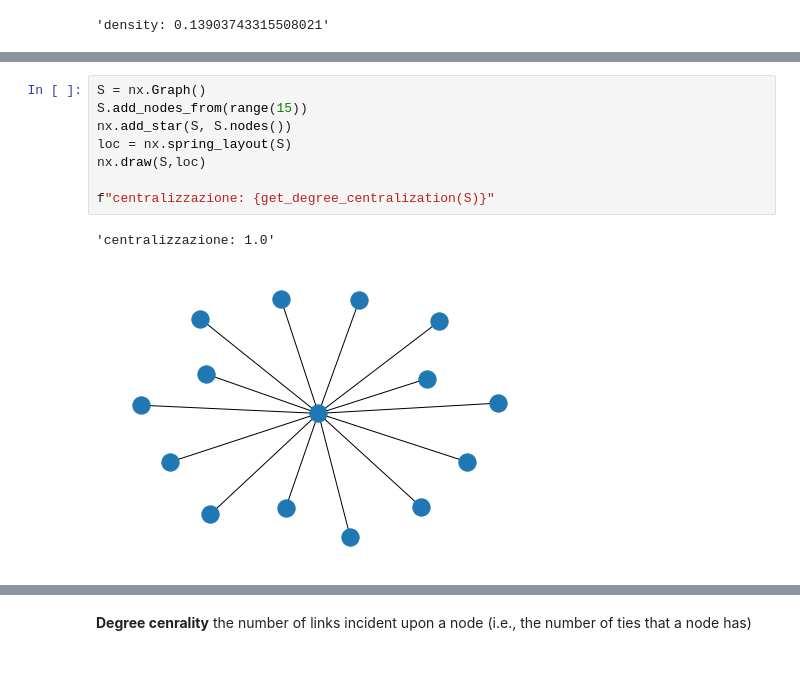
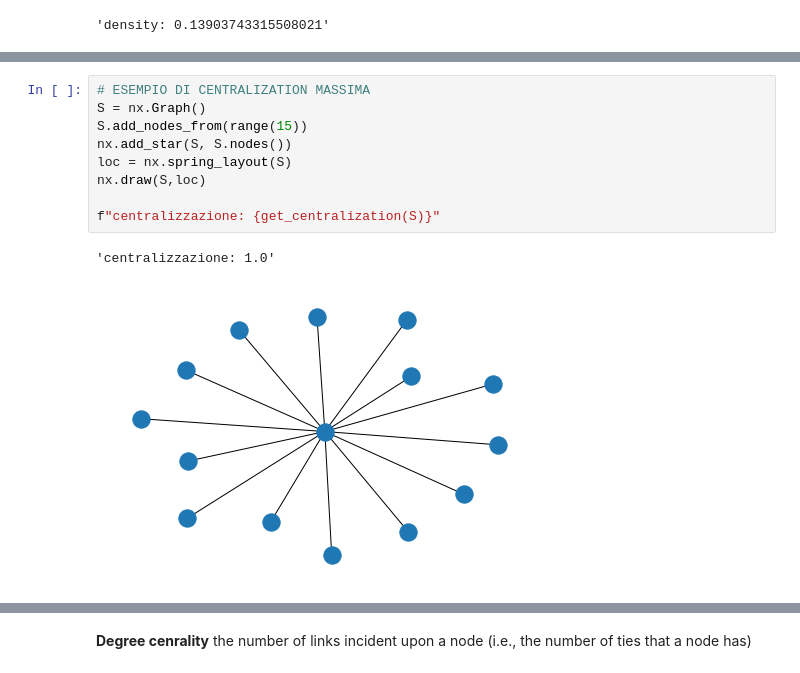
Before and after one commit to alkaest2002/ABGrid, a Jupyter notebook: materials/course 101/zachary karate club.ipynb, the cells around one changed output, grey strips where cells are left out. Drawn from its saved outputs; the diff is of its cells as text.

```diff
--- a/materials/course 101/zachary karate club.ipynb
+++ b/materials/course 101/zachary karate club.ipynb
@@ -191,14 +251,15 @@ f"centralizzazione: {get_degree_centralization(G)}"
 # %% [output]
 'centralizzazione: 0.3996212121212121'
 # %%
+# ESEMPIO DI CENTRALIZATION MASSIMA
 S = nx.Graph()
 S.add_nodes_from(range(15))
 nx.add_star(S, S.nodes())
 loc = nx.spring_layout(S)
 nx.draw(S,loc)
 
-f"centralizzazione: {get_degree_centralization(S)}"
+f"centralizzazione: {get_centralization(S)}"
 # %% [output]
 'centralizzazione: 1.0'
-[figure, old version]
+[figure, new version]
 # %%
```
Also changed, not shown: parts of 47 cells of this notebook, 3 other files.
